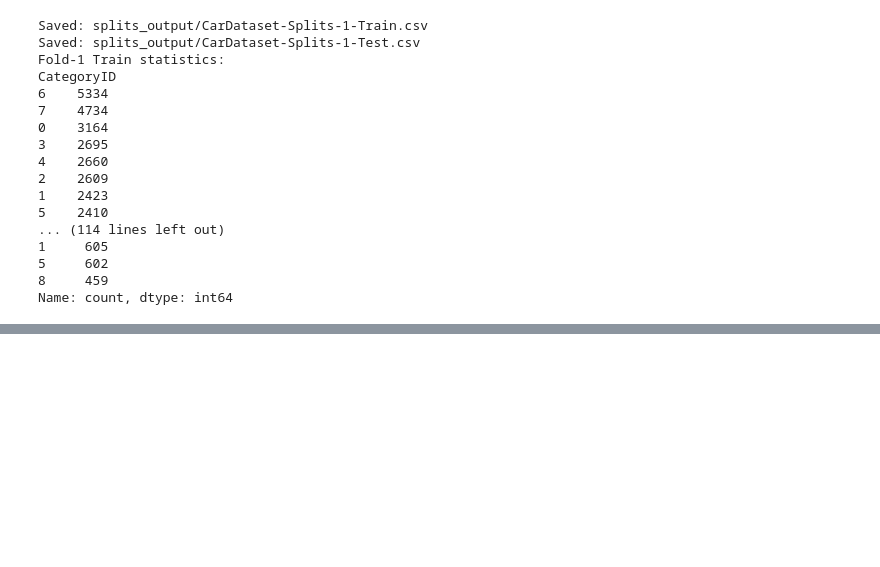
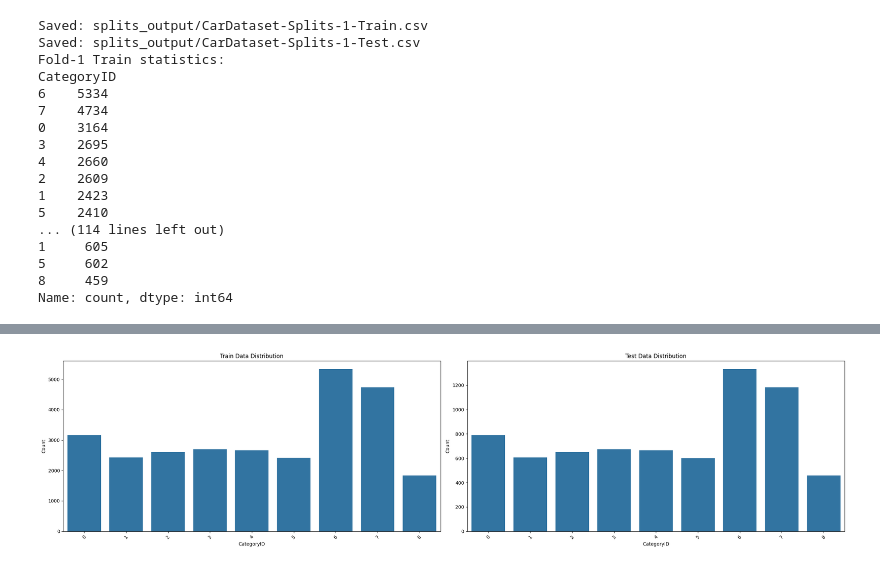
Before and after one commit to TwangGiaHan/CS114.P11, a Jupyter notebook: Task 1 - Car Brands Classification/CS114_P11_Tool_CreateSplit_Car.ipynb, the cells around one changed output, grey strips where cells are left out. Cells and saved outputs as stored; diff of their text form; code cells hidden in the pictures; blank space fills up the shorter version.

```diff
--- a/Task 1 - Car Brands Classification/CS114_P11_Tool_CreateSplit_Car.ipynb
+++ b/Task 1 - Car Brands Classification/CS114_P11_Tool_CreateSplit_Car.ipynb
@@ -202,0 +219,26 @@ Name: count, dtype: int64
+# %%
+KQ_split1_train = pd.read_csv("./splits_output/CarDataset-Splits-1-Train.csv", encoding='utf-8')
+KQ_split1_test = pd.read_csv("./splits_output/CarDataset-Splits-1-Test.csv", encoding='utf-8')
+
+# Tạo subplots với 1 hàng và 2 cột
+fig, axes = plt.subplots(1, 2, figsize=(24, 6))  # Điều chỉnh figsize nếu cần
+
+# Vẽ biểu đồ phân phối cho tập huấn luyện trên subplot đầu tiên
+sns.countplot(x='CategoryID', data=KQ_split1_train, ax=axes[0])
+axes[0].set_title("Train Data Distribution")
+axes[0].set_xlabel("CategoryID")
+axes[0].set_ylabel("Count")
+axes[0].tick_params(axis='x', rotation=45)
+
+# Vẽ biểu đồ phân phối cho tập kiểm tra trên subplot thứ hai
+sns.countplot(x='CategoryID', data=KQ_split1_test, ax=axes[1])
+axes[1].set_title("Test Data Distribution")
+axes[1].set_xlabel("CategoryID")
+axes[1].set_ylabel("Count")
+axes[1].tick_params(axis='x', rotation=45)
+
+# Hiển thị biểu đồ
+plt.tight_layout()  # Điều chỉnh layout để tránh chồng chéo
+plt.show()
+# %% [output]
+[figure, added]
```
Also changed, not shown: parts of 1 cell of this notebook, 2 other files.
